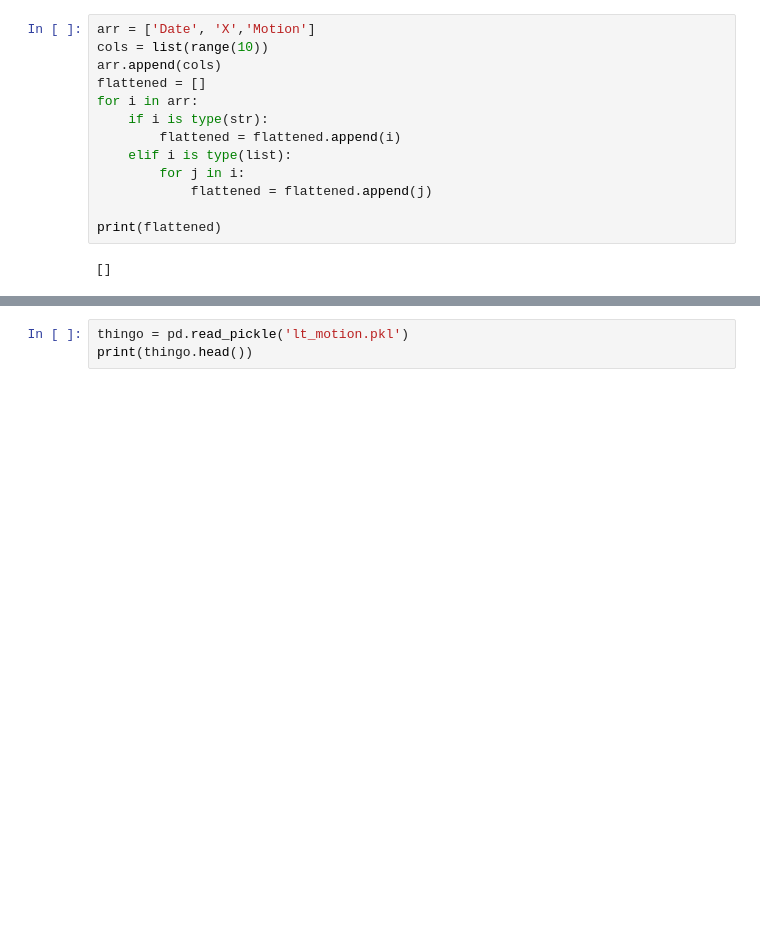
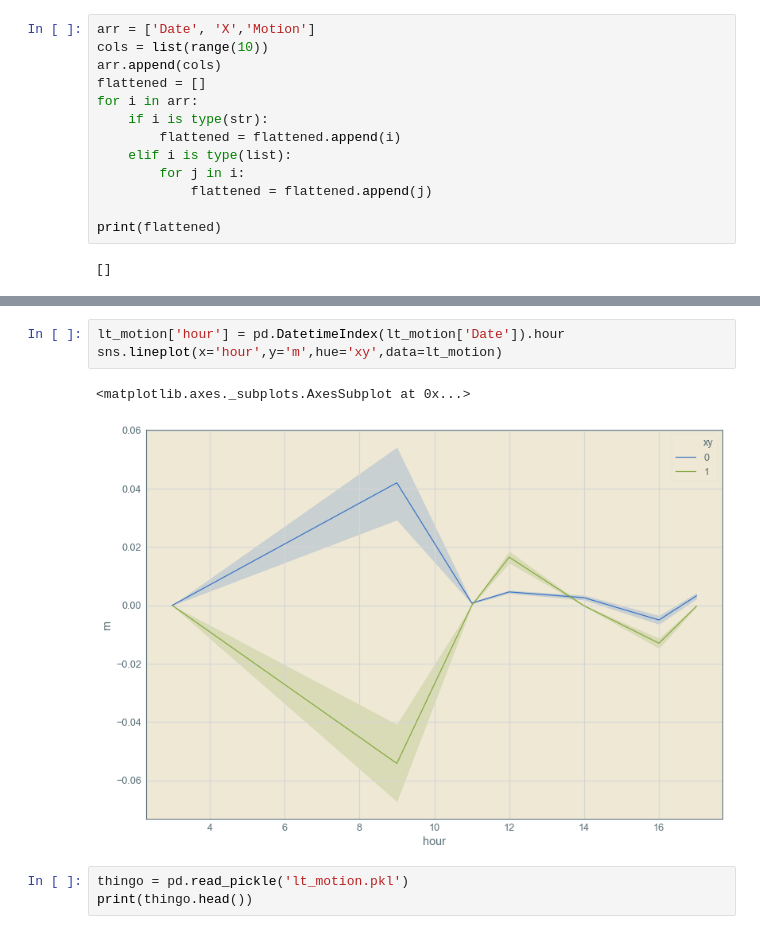
Before and after one commit to trdougherty/Quant_Mo, a Jupyter notebook: quomo_notebook.ipynb, the cells around one changed output, grey strips where cells are left out. Cells and saved outputs as stored; diff of their text form; blank space fills up the shorter version.

```diff
--- a/quomo_notebook.ipynb
+++ b/quomo_notebook.ipynb
@@ -350,3 +313,9 @@ Index: []
+# %%
+lt_motion['hour'] = pd.DatetimeIndex(lt_motion['Date']).hour
+sns.lineplot(x='hour',y='m',hue='xy',data=lt_motion)
+# %% [output]
+<matplotlib.axes._subplots.AxesSubplot at 0x...>
+[figure, added]
 # %%
 thingo = pd.read_pickle('lt_motion.pkl')
 print(thingo.head())
```
Also changed, not shown: parts of 17 cells of this notebook, 1 other file.
